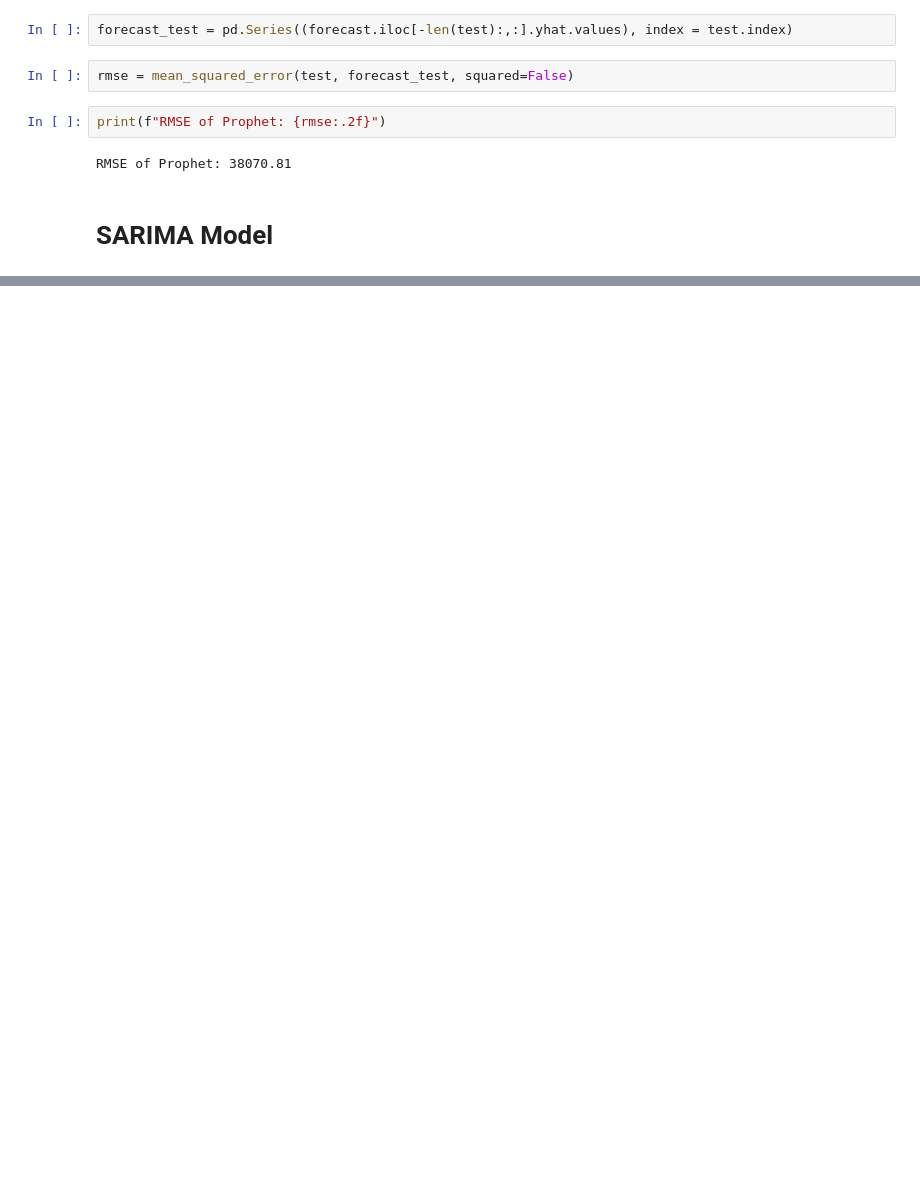
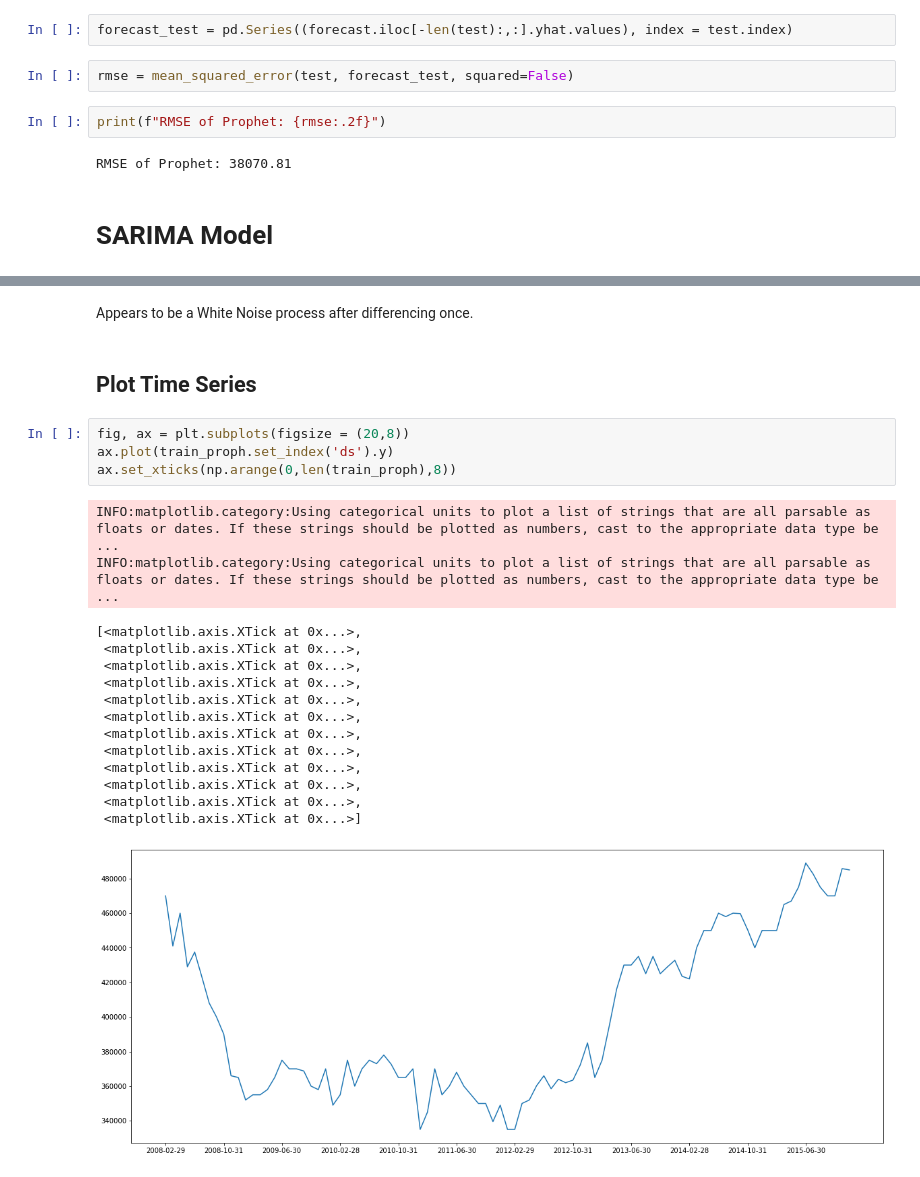
Before and after one commit to lawrencedlin/msds604_project25_2021, a Jupyter notebook: lawrence_final.ipynb, the cells around one changed output, grey strips where cells are left out. Saved outputs shown, nothing was run; the diff lists cells and outputs as text; blank space fills up the shorter version.

```diff
--- a/lawrence_final.ipynb
+++ b/lawrence_final.ipynb
@@ -53,0 +160,24 @@ RMSE of Prophet: 38070.81
+# %% [markdown]
+Appears to be a White Noise process after differencing once.
+# %% [markdown]
+## Plot Time Series
+# %%
+fig, ax = plt.subplots(figsize = (20,8))
+ax.plot(train_proph.set_index('ds').y)
+ax.set_xticks(np.arange(0,len(train_proph),8))
+# %% [output]
+INFO:matplotlib.category:Using categorical units to plot a list of strings that are all parsable as floats or dates. If these strings should be plotted as numbers, cast to the appropriate data type be ...
+INFO:matplotlib.category:Using categorical units to plot a list of strings that are all parsable as floats or dates. If these strings should be plotted as numbers, cast to the appropriate data type be ...
+[<matplotlib.axis.XTick at 0x...>,
+ <matplotlib.axis.XTick at 0x...>,
+ <matplotlib.axis.XTick at 0x...>,
+ <matplotlib.axis.XTick at 0x...>,
+ <matplotlib.axis.XTick at 0x...>,
+ <matplotlib.axis.XTick at 0x...>,
+ <matplotlib.axis.XTick at 0x...>,
+ <matplotlib.axis.XTick at 0x...>,
+ <matplotlib.axis.XTick at 0x...>,
+ <matplotlib.axis.XTick at 0x...>,
+ <matplotlib.axis.XTick at 0x...>,
+ <matplotlib.axis.XTick at 0x...>]
+[figure, added]
```
Also changed, not shown: parts of 30 cells of this notebook.
